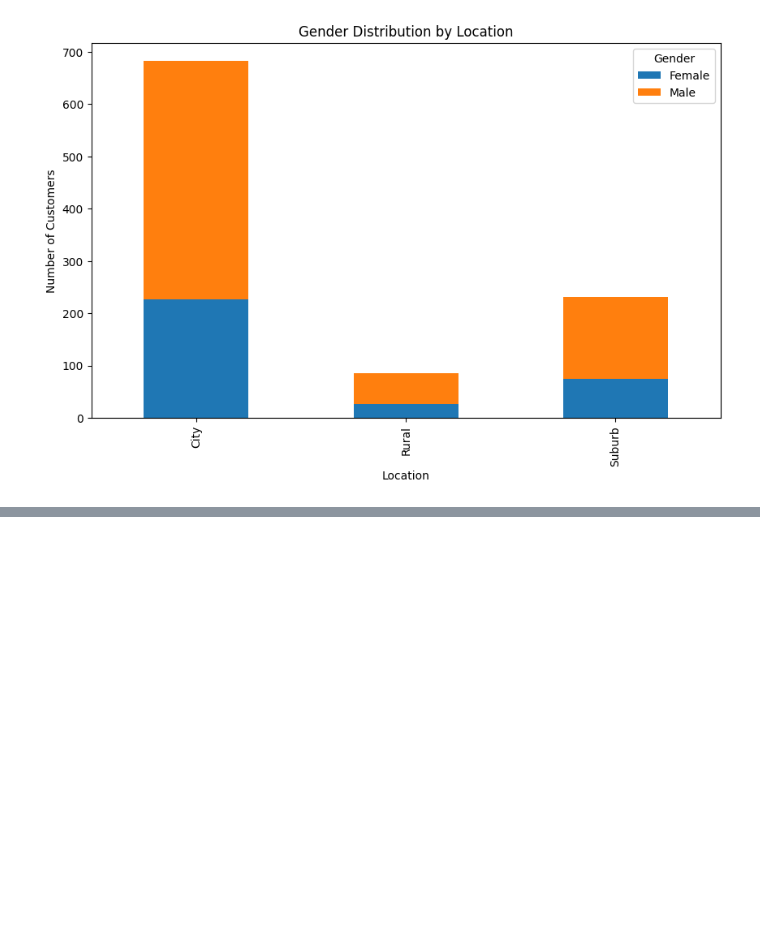
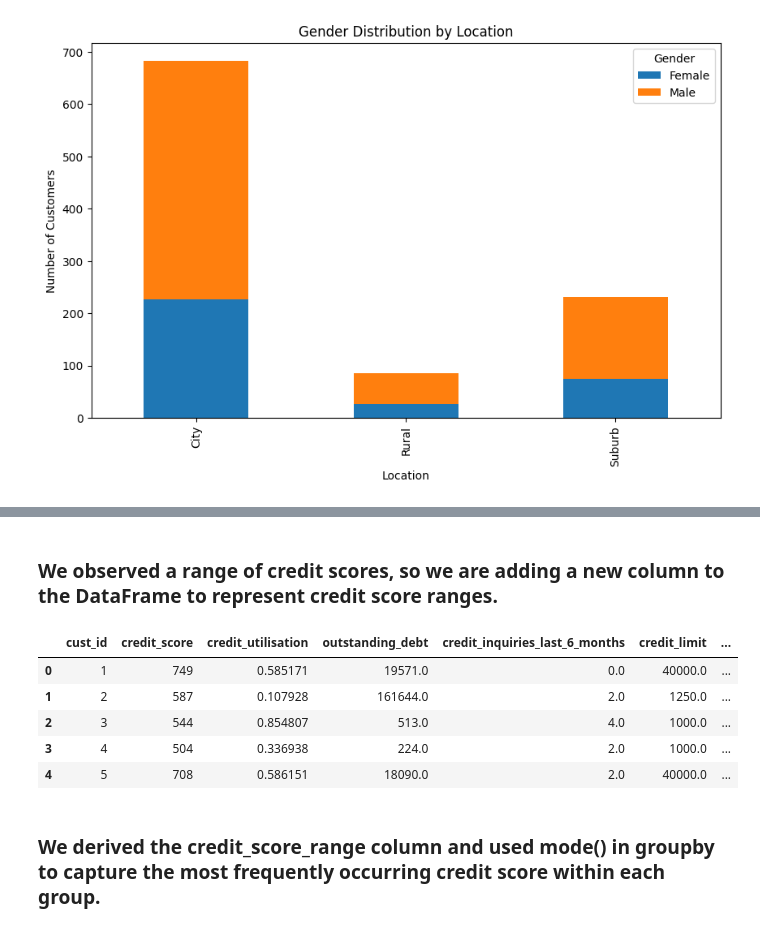
Before and after one commit to ashishjadhav123/AtliQo-Bank-Credit-Card-Launch, a Jupyter notebook: AtliQo Bank Phase1.ipynb, the cells around one changed output, grey strips where cells are left out. Cells and saved outputs as stored; diff of their text form; code cells hidden in the pictures; blank space fills up the shorter version.

```diff
--- a/AtliQo Bank Phase1.ipynb
+++ b/AtliQo Bank Phase1.ipynb
@@ -260,0 +351,20 @@ plt.show()
+# %% [markdown]
+<h3> We observed a range of credit scores, so we are adding a new column to the DataFrame to represent credit score ranges. </h3>
+# %%
+bin_range = [300, 450, 500, 550, 600, 650, 700, 750, 800]
+
+bin_labels = [f'{start}-{end-1}' for start, end in zip(bin_range, bin_range[1:])]
+
+df_credit_profile['credit_score_range'] = pd.cut(df_credit_profile['credit_score'],
+                                                 bins=bin_range, labels=bin_labels, right=False, include_lowest=True)
+
+df_credit_profile.head()
+# %% [output]
+|  | cust_id | credit_score | credit_utilisation | outstanding_debt | credit_inquiries_last_6_months | credit_limit | ... |
+| 0 | 1 | 749 | 0.585171 | 19571.0 | 0.0 | 40000.0 | ... |
+| 1 | 2 | 587 | 0.107928 | 161644.0 | 2.0 | 1250.0 | ... |
+| 2 | 3 | 544 | 0.854807 | 513.0 | 4.0 | 1000.0 | ... |
+| 3 | 4 | 504 | 0.336938 | 224.0 | 2.0 | 1000.0 | ... |
+| 4 | 5 | 708 | 0.586151 | 18090.0 | 2.0 | 40000.0 | ... |
+# %% [markdown]
+<h3> We derived the credit_score_range column and used mode() in groupby to capture the most frequently occurring credit score within each group. </h3>
```
Also changed, not shown: parts of 17 cells of this notebook.
